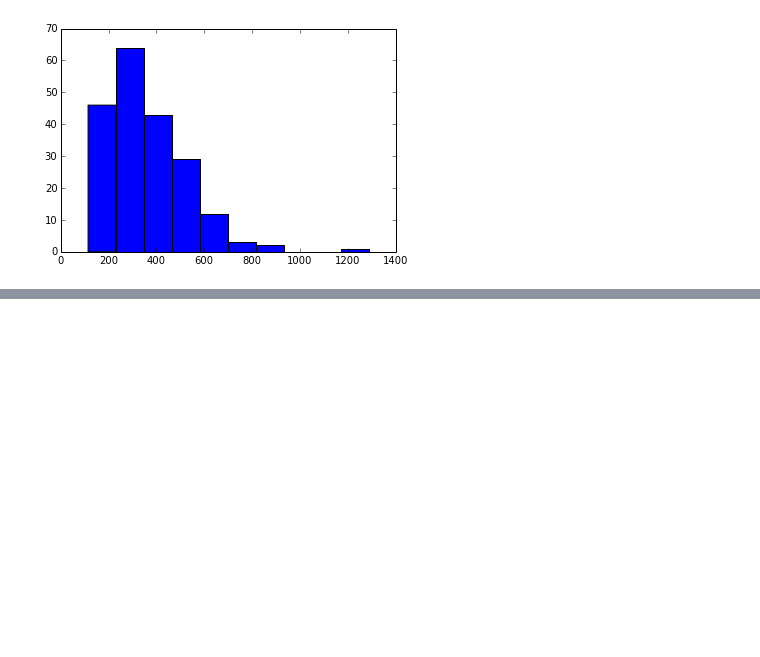
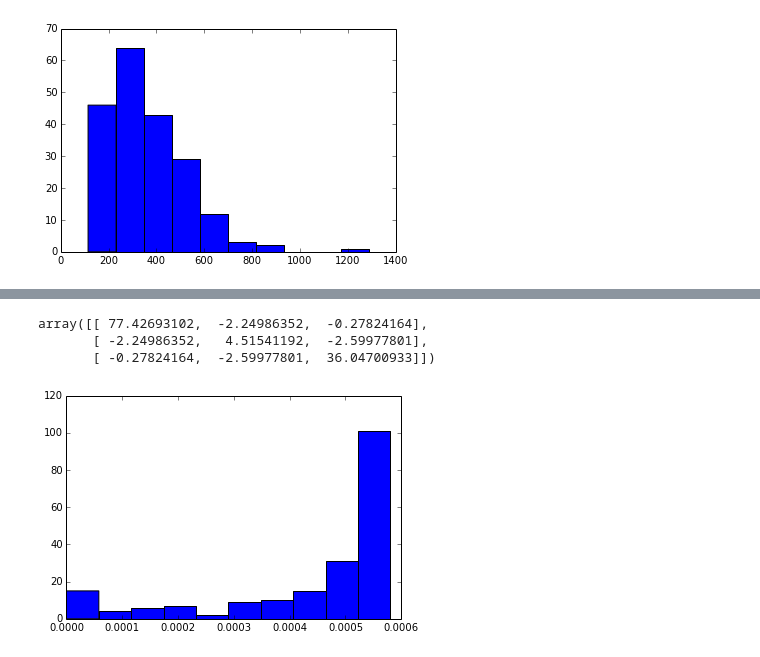
Before and after one commit to smoussa/seahorse-ml, a Jupyter notebook: notebooks/Drivers1.ipynb, the cells around one changed output, grey strips where cells are left out. Saved outputs shown, nothing was run; the diff lists cells and outputs as text; code cells hidden in the pictures; blank space fills up the shorter version.

```diff
--- a/notebooks/Drivers1.ipynb
+++ b/notebooks/Drivers1.ipynb
@@ -99,0 +129,17 @@ plt.show()
+# %%
+def reject_outliers(data, m=2):
+    thresh = m*np.std(data, axis=1)
+    mean = np.mean(data, axis=1)
+    return np.array([datum for datum in data.T if np.all(datum -  mean < thresh)])
+
+no_outliers = reject_outliers(thetas_dt_fft_n3.T)
+C = np.cov(no_outliers.T)
+m = np.mean(no_outliers.T, axis=1)
+pvals1 = stats.multivariate_normal.pdf(thetas_dt_fft_n3, mean =m, cov=C)
+plt.hist(pvals1)
+C
+# %% [output]
+array([[ 77.42693102,  -2.24986352,  -0.27824164],
+       [ -2.24986352,   4.51541192,  -2.59977801],
+       [ -0.27824164,  -2.59977801,  36.04700933]])
+[figure, added]
```
Also changed, not shown: parts of 11 cells of this notebook.
